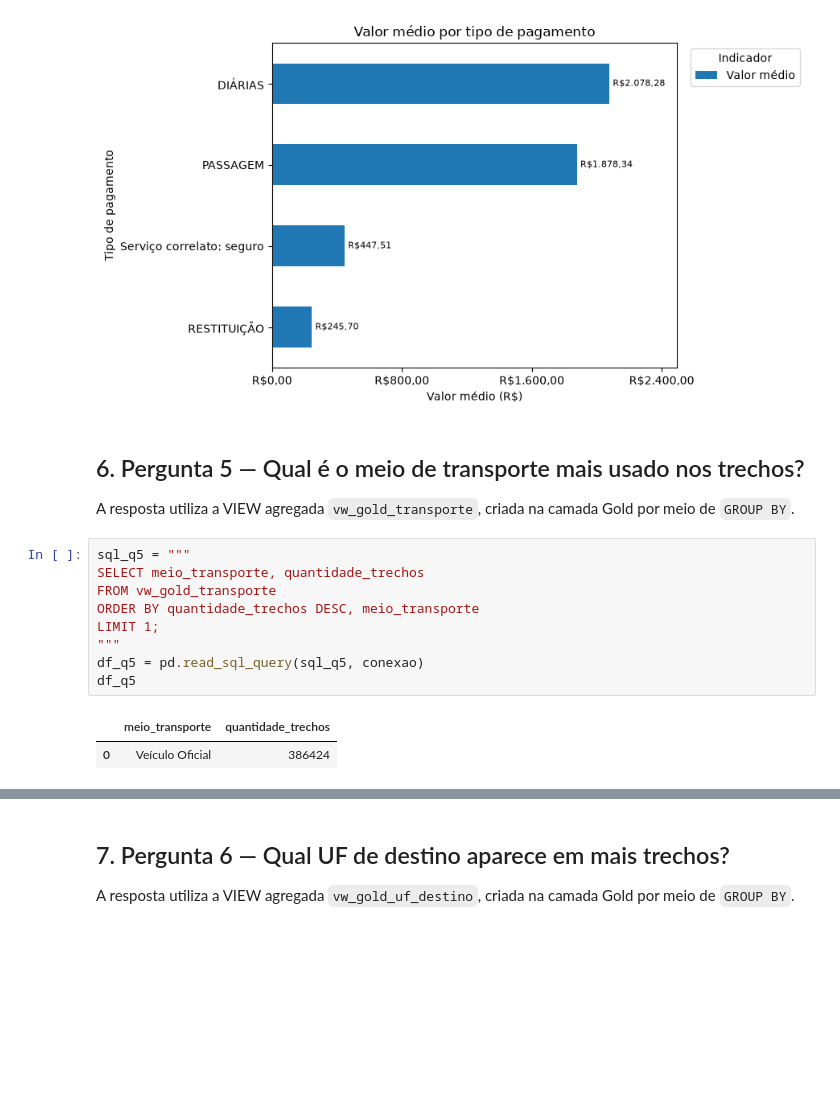
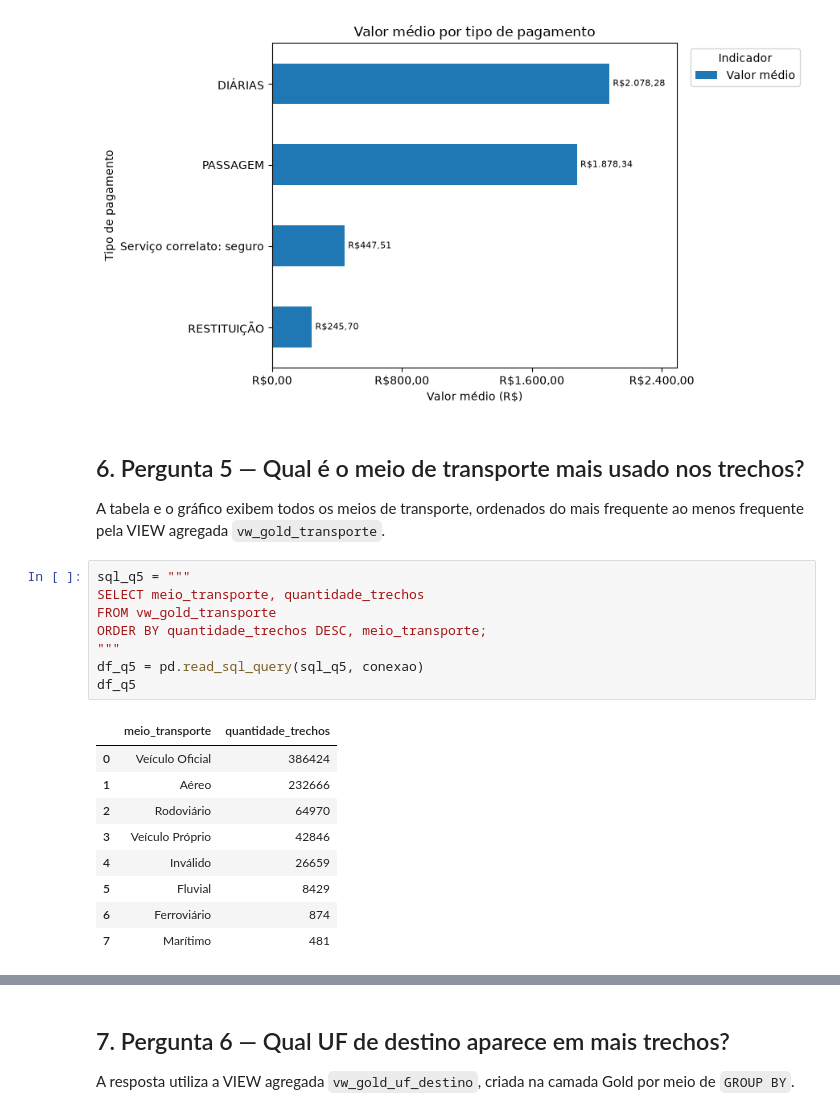
Before and after one commit to jdbmartins/projeto-analise-dados-python-postgresql, a Jupyter notebook: 3_analise.ipynb, the cells around one changed output, grey strips where cells are left out. Cells and saved outputs as stored; diff of their text form; blank space fills up the shorter version.

```diff
--- a/3_analise.ipynb
+++ b/3_analise.ipynb
@@ -328,17 +328,23 @@ plt.show()
 # %% [markdown]
 ## 6. Pergunta 5 — Qual é o meio de transporte mais usado nos trechos?
 
-A resposta utiliza a VIEW agregada `vw_gold_transporte`, criada na camada Gold por meio de `GROUP BY`.
+A tabela e o gráfico exibem todos os meios de transporte, ordenados do mais frequente ao menos frequente pela VIEW agregada `vw_gold_transporte`.
 # %%
 sql_q5 = """
 SELECT meio_transporte, quantidade_trechos
 FROM vw_gold_transporte
-ORDER BY quantidade_trechos DESC, meio_transporte
-LIMIT 1;
+ORDER BY quantidade_trechos DESC, meio_transporte;
 """
 df_q5 = pd.read_sql_query(sql_q5, conexao)
 df_q5
 # %% [output]
 |  | meio_transporte | quantidade_trechos |
 | 0 | Veículo Oficial | 386424 |
+| 1 | Aéreo | 232666 |
+| 2 | Rodoviário | 64970 |
+| 3 | Veículo Próprio | 42846 |
+| 4 | Inválido | 26659 |
+| 5 | Fluvial | 8429 |
+| 6 | Ferroviário | 874 |
+| 7 | Marítimo | 481 |
 # %%
```
Also changed, not shown: parts of 1 cell of this notebook.
